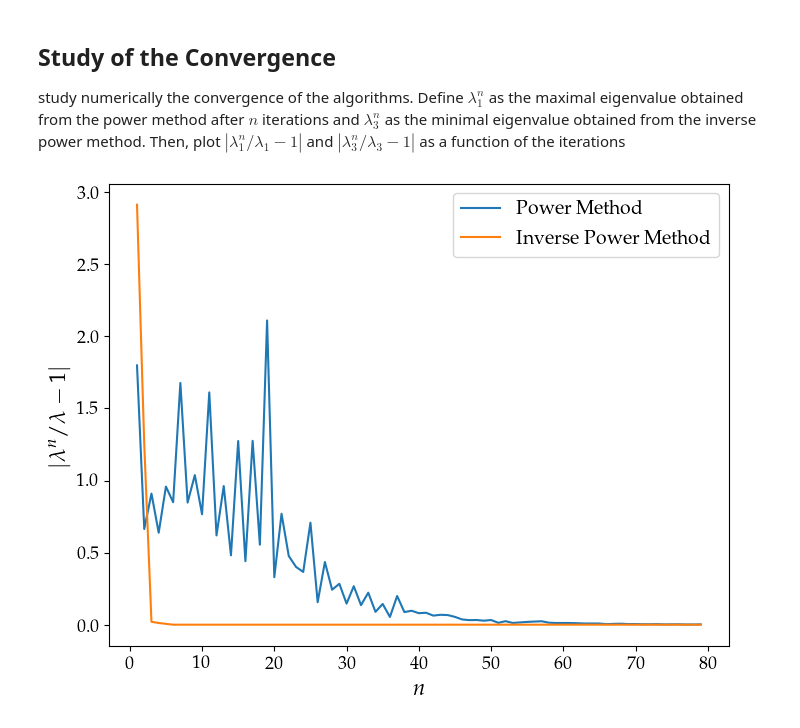
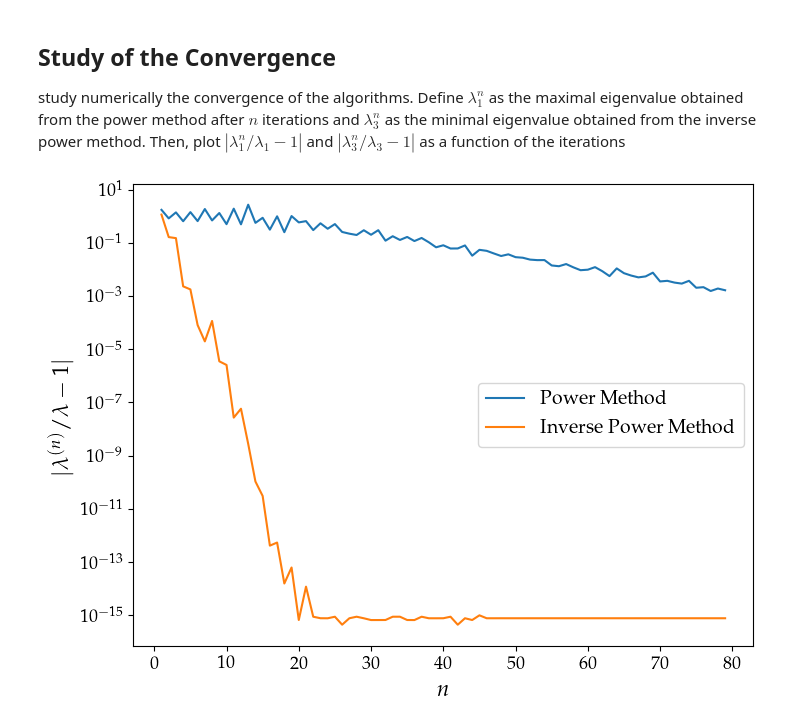
Before and after one commit to mvolpato-unimib/Lab_comp, a Jupyter notebook: ex6/power_mth.ipynb, the cells around one changed output. Drawn from its saved outputs; the diff is of its cells as text; code cells hidden in the pictures.

Commit message:
ex6: modifiche ai grafici in sede di report, aggiunta visualizzazione su scala logaritmica nel confronto pow vs inv

```diff
--- a/ex6/power_mth.ipynb
+++ b/ex6/power_mth.ipynb
@@ -211,32 +226,33 @@ def inv_power_n(A_in, n):
     A = np.copy(A_in)
     Q, R = QR_dec(A)
     x_k = np.random.rand(len(A))
     x_k = x_k / np.sqrt(x_k@x_k)
     lamb = 0
     for i in range(n):
         d = Q.conj().T @ x_k
         x_k1 = back_subst(R, d)
         num = x_k.conj().T @ x_k
         den = x_k.conj().T @ x_k1
         x_k1 = x_k1 / np.sqrt(x_k1@x_k1)
         x_k = x_k1
         lamb = num / den
 
     return lamb
 
 xcoo = np.arange(1, 80)
 arr_pow = []
 arr_inv = []
 for i in xcoo:
     arr_pow.append(abs(power_n(A_test, i) / maxeig_val - 1))
     arr_inv.append(abs(inv_power_n(A_test, i) / mineig_val - 1))
 
 plt.plot(xcoo, arr_pow, label=r'Power Method')
 plt.plot(xcoo, arr_inv, label=r'Inverse Power Method')
 plt.xlabel(r'$n$')
-plt.ylabel(r'$|\lambda^n / \lambda - 1|$')
+plt.ylabel(r'$|\lambda^{(n)} / \lambda - 1|$')
+plt.yscale('log')
 plt.legend()
 plt.savefig('plots/pow_vs_inv_convergence.png', dpi=300)
 plt.show()
 # %% [output]
-[figure, old version]
+[figure, new version]
```
Also changed, not shown: parts of 5 cells of this notebook, 11 other files.
